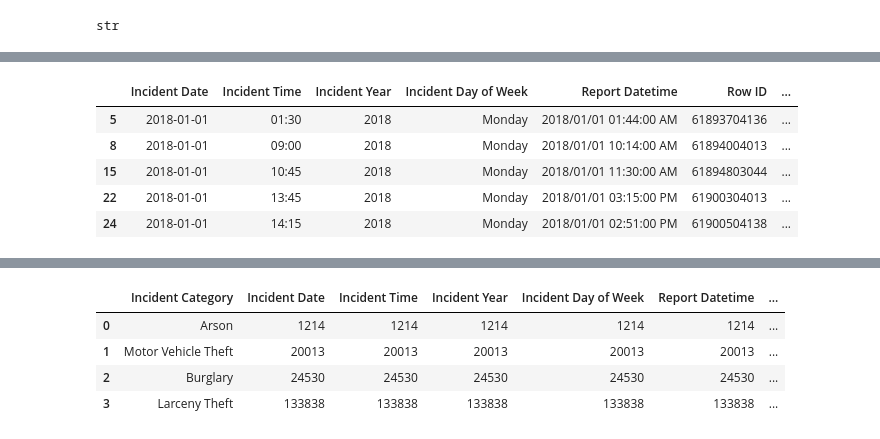
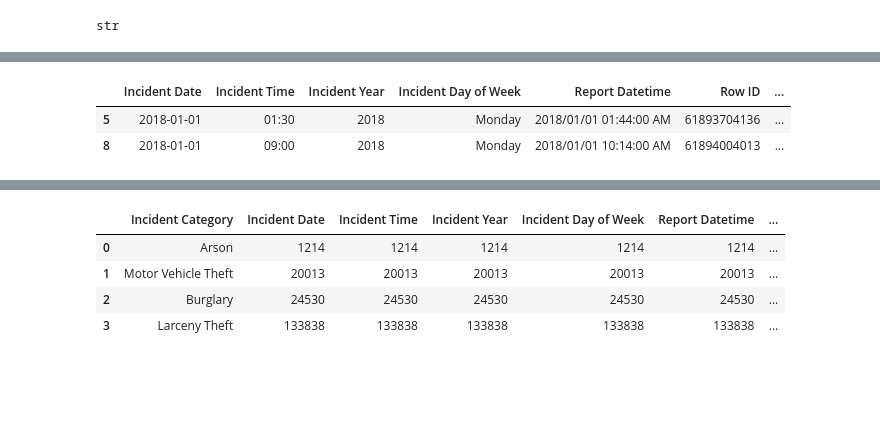
Before and after one commit to baharbiazar/San_Francisco_crime_EDA, a Jupyter notebook: cap1_draft.ipynb, the cells around one changed output, grey strips where cells are left out. Saved outputs shown, nothing was run; the diff lists cells and outputs as text; code cells hidden in the pictures; blank space fills up the shorter version.

```diff
--- a/cap1_draft.ipynb
+++ b/cap1_draft.ipynb
@@ -100,14 +100,11 @@ Longitude                61885
 point                    61885
 dtype: int64
 # %%
-extract_violent.head()
+extract_violent.head(2)
 # %% [output]
 |  | Incident Date | Incident Time | Incident Year | Incident Day of Week | Report Datetime | Row ID | ... |
 | 5 | 2018-01-01 | 01:30 | 2018 | Monday | 2018/01/01 01:44:00 AM | 61893704136 | ... |
 | 8 | 2018-01-01 | 09:00 | 2018 | Monday | 2018/01/01 10:14:00 AM | 61894004013 | ... |
-| 15 | 2018-01-01 | 10:45 | 2018 | Monday | 2018/01/01 11:30:00 AM | 61894803044 | ... |
-| 22 | 2018-01-01 | 13:45 | 2018 | Monday | 2018/01/01 03:15:00 PM | 61900304013 | ... |
-| 24 | 2018-01-01 | 14:15 | 2018 | Monday | 2018/01/01 02:51:00 PM | 61900504138 | ... |
 # %%
 violent_by_category= extract_violent.groupby('Incident Category').count().sort_values(by = 'Row ID').reset_index(drop= False)
 # %%
```
Also changed, not shown: 6 other files.
